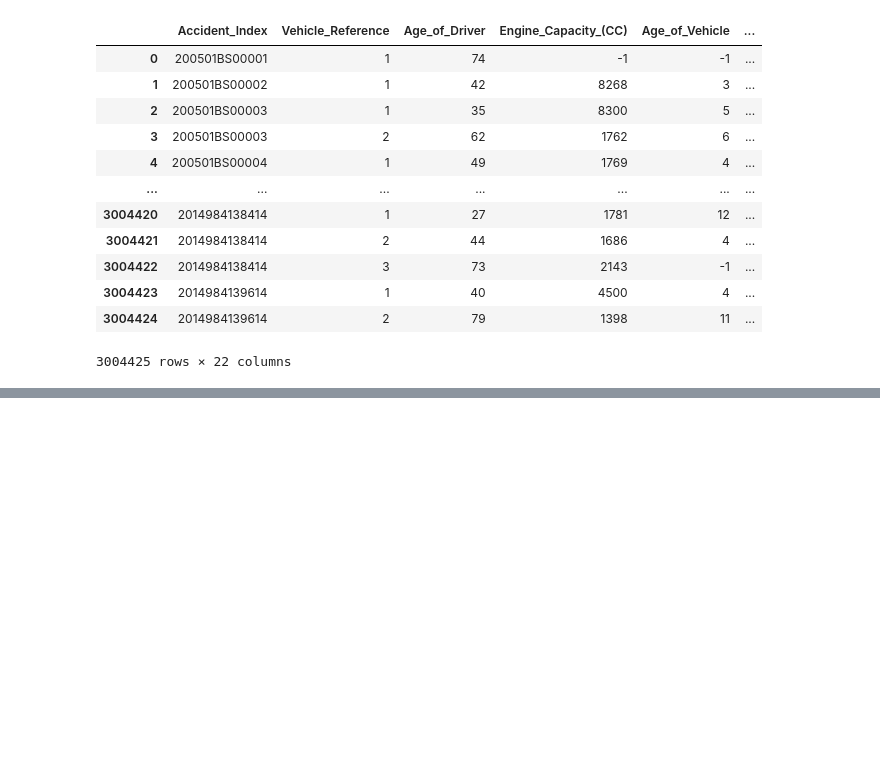
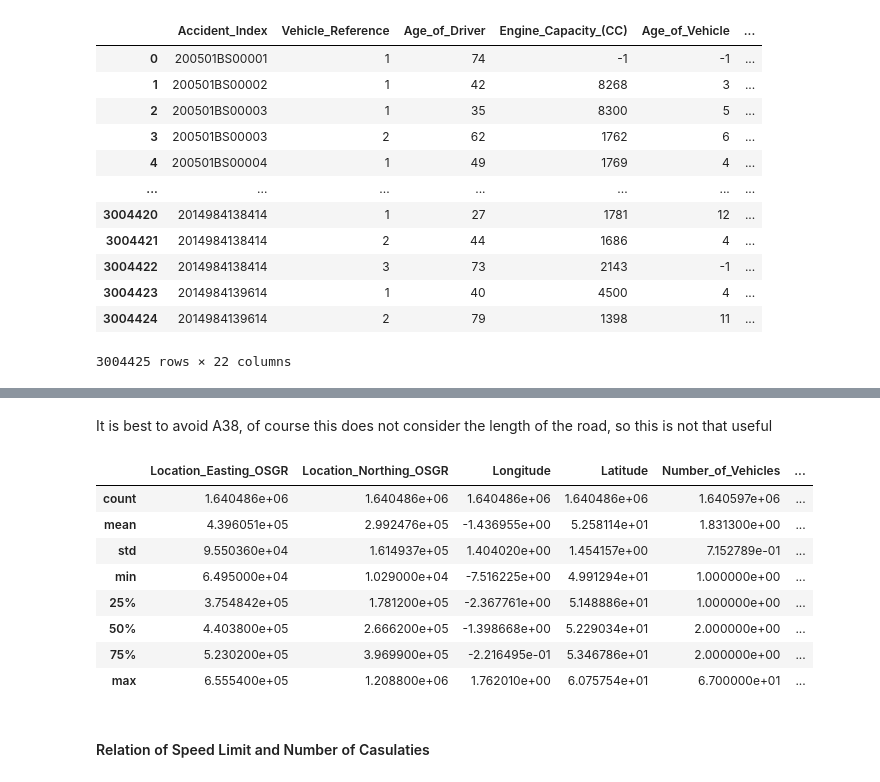
Before and after one commit to jojopirker/sdcProject, a Jupyter notebook: notebooks/1_Inital_Analysis.ipynb, the cells around one changed output, grey strips where cells are left out. Saved outputs shown, nothing was run; the diff lists cells and outputs as text; code cells hidden in the pictures; blank space fills up the shorter version.

```diff
--- a/notebooks/1_Inital_Analysis.ipynb
+++ b/notebooks/1_Inital_Analysis.ipynb
@@ -273,0 +332,2 @@ vehicles_full
+# %%
+accidents_full['accident_time'] = pd.to_datetime(accidents_full['Date']+' '+accidents_full['Time'])
@@ -273,0 +403,2 @@ vehicles_full
+# %%
+accidents_full['1st_Road'] = accidents_full['1st_Road_Class']+accidents_full['1st_Road_Number'].astype(str)
@@ -273,0 +415,16 @@ vehicles_full
+# %% [markdown]
+It is best to avoid A38, of course this does not consider the length of the road, so this is not that useful
+# %%
+accidents_full.describe()
+# %% [output]
+|  | Location_Easting_OSGR | Location_Northing_OSGR | Longitude | Latitude | Number_of_Vehicles | ... |
+| count | 1.640486e+06 | 1.640486e+06 | 1.640486e+06 | 1.640486e+06 | 1.640597e+06 | ... |
+| mean | 4.396051e+05 | 2.992476e+05 | -1.436955e+00 | 5.258114e+01 | 1.831300e+00 | ... |
+| std | 9.550360e+04 | 1.614937e+05 | 1.404020e+00 | 1.454157e+00 | 7.152789e-01 | ... |
+| min | 6.495000e+04 | 1.029000e+04 | -7.516225e+00 | 4.991294e+01 | 1.000000e+00 | ... |
+| 25% | 3.754842e+05 | 1.781200e+05 | -2.367761e+00 | 5.148886e+01 | 1.000000e+00 | ... |
+| 50% | 4.403800e+05 | 2.666200e+05 | -1.398668e+00 | 5.229034e+01 | 2.000000e+00 | ... |
+| 75% | 5.230200e+05 | 3.969900e+05 | -2.216495e-01 | 5.346786e+01 | 2.000000e+00 | ... |
+| max | 6.555400e+05 | 1.208800e+06 | 1.762010e+00 | 6.075754e+01 | 6.700000e+01 | ... |
+# %% [markdown]
+#### Relation of Speed Limit and Number of Casulaties
```
Also changed, not shown: parts of 32 cells of this notebook, 1 other file.
